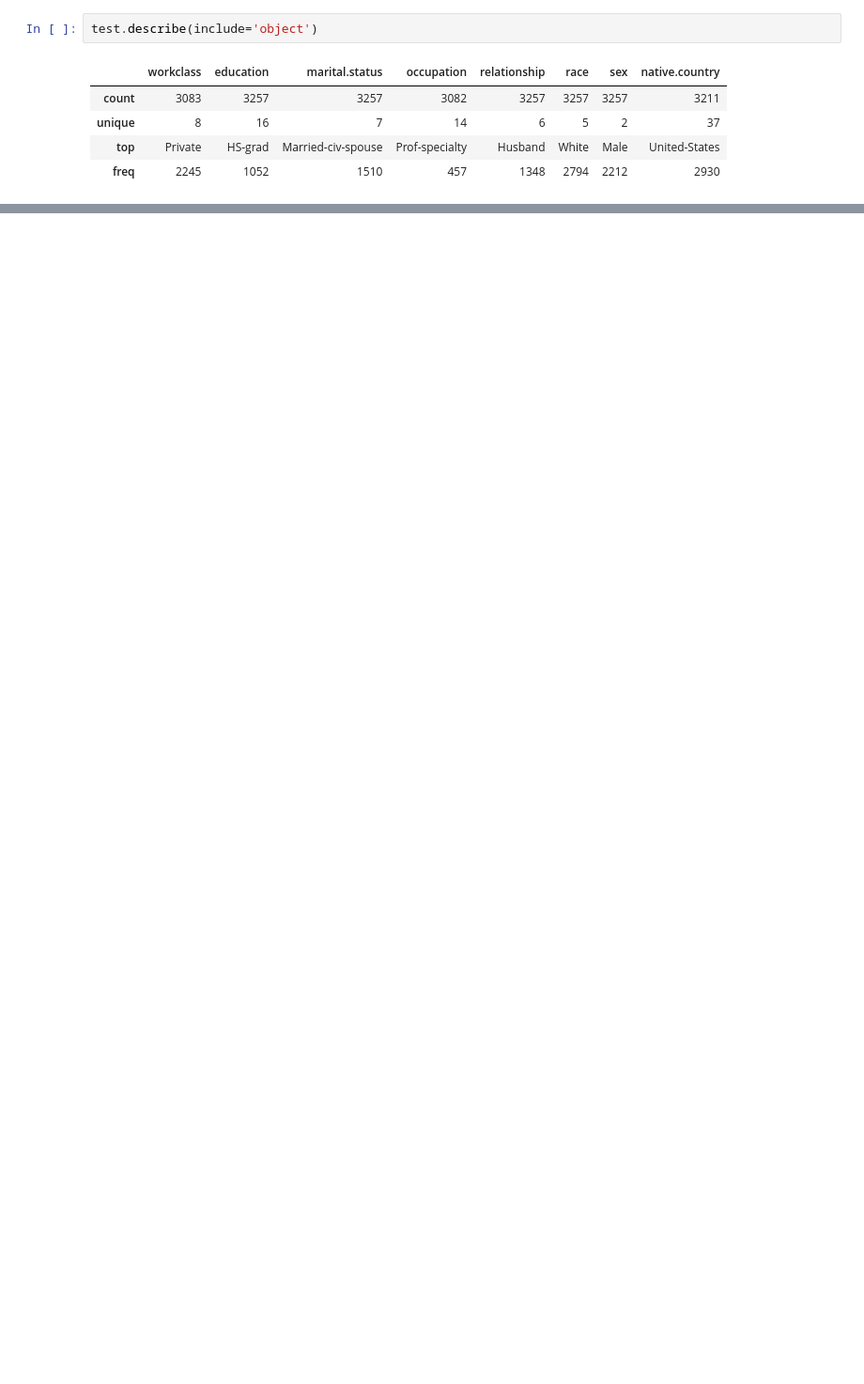
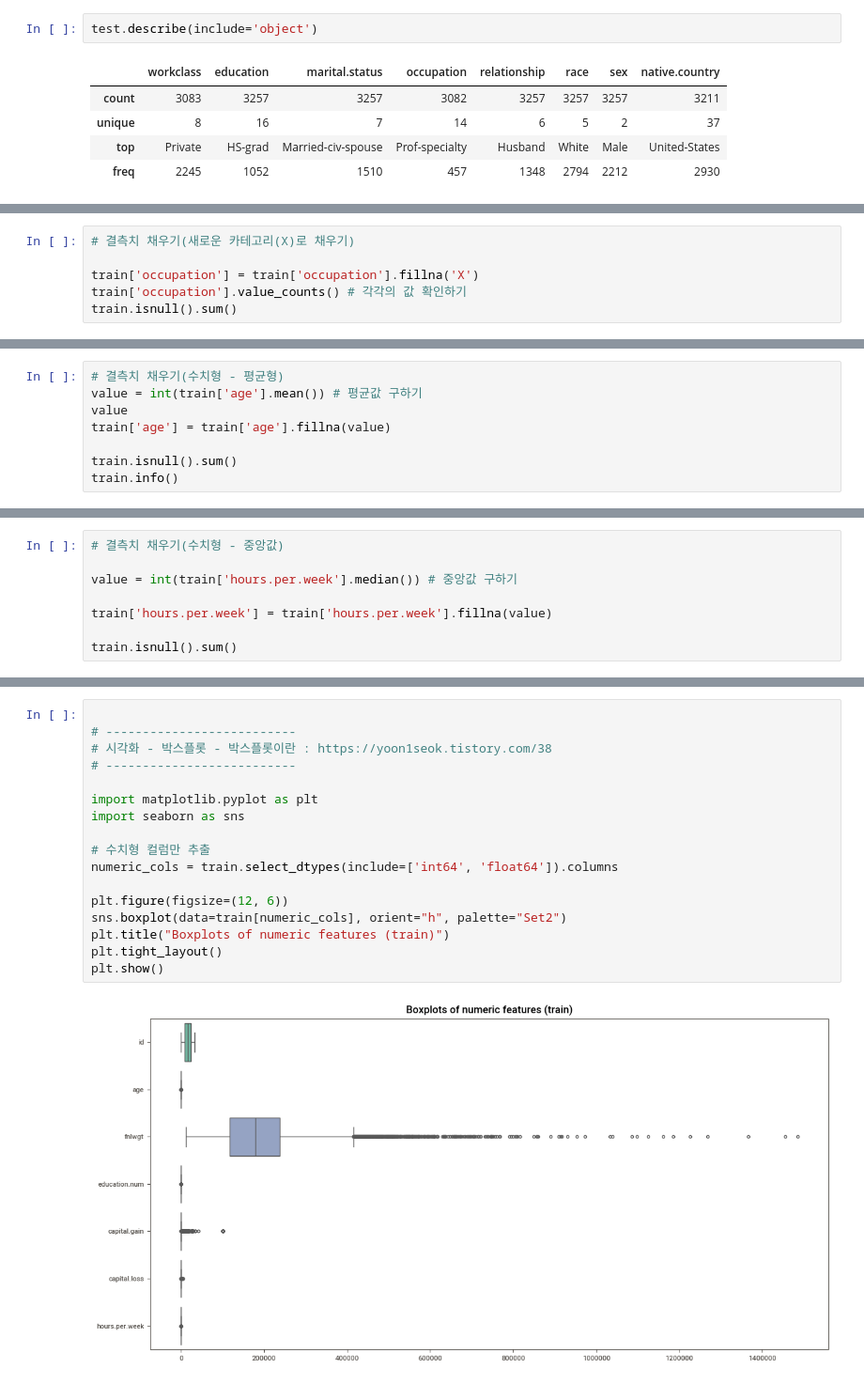
Before and after one commit to inno-inho/Jupyter, a Jupyter notebook: notebooks/Ch01/01_이진분류.ipynb, the cells around one changed output, grey strips where cells are left out. Shown at 94% size. Cells and saved outputs as stored; diff of their text form; blank space fills up the shorter version.

```diff
--- a/notebooks/Ch01/01_이진분류.ipynb
+++ b/notebooks/Ch01/01_이진분류.ipynb
@@ -1008,0 +1086,6 @@ dtype: int64
+# %%
+# 결측치 채우기(새로운 카테고리(X)로 채우기)
+
+train['occupation'] = train['occupation'].fillna('X')
+train['occupation'].value_counts() # 각각의 값 확인하기
+train.isnull().sum()
@@ -1008,0 +1110,8 @@ dtype: int64
+# %%
+# 결측치 채우기(수치형 - 평균형)
+value = int(train['age'].mean()) # 평균값 구하기
+value
+train['age'] = train['age'].fillna(value)
+
+train.isnull().sum()
+train.info()
@@ -1008,0 +1136,8 @@ dtype: int64
+# %%
+# 결측치 채우기(수치형 - 중앙값)
+
+value = int(train['hours.per.week'].median()) # 중앙값 구하기
+
+train['hours.per.week'] = train['hours.per.week'].fillna(value)
+
+train.isnull().sum()
@@ -1008,0 +1232,19 @@ dtype: int64
+# %%
+
+# --------------------------
+# 시각화 - 박스플롯 - 박스플롯이란 : https://yoon1seok.tistory.com/38
+# --------------------------
+
+import matplotlib.pyplot as plt
+import seaborn as sns
+
+# 수치형 컬럼만 추출
+numeric_cols = train.select_dtypes(include=['int64', 'float64']).columns
+
+plt.figure(figsize=(12, 6))
+sns.boxplot(data=train[numeric_cols], orient="h", palette="Set2")
+plt.title("Boxplots of numeric features (train)")
+plt.tight_layout()
+plt.show()
+# %% [output]
+[figure, added]
```
Also changed, not shown: parts of 35 cells of this notebook, 3 other files.
